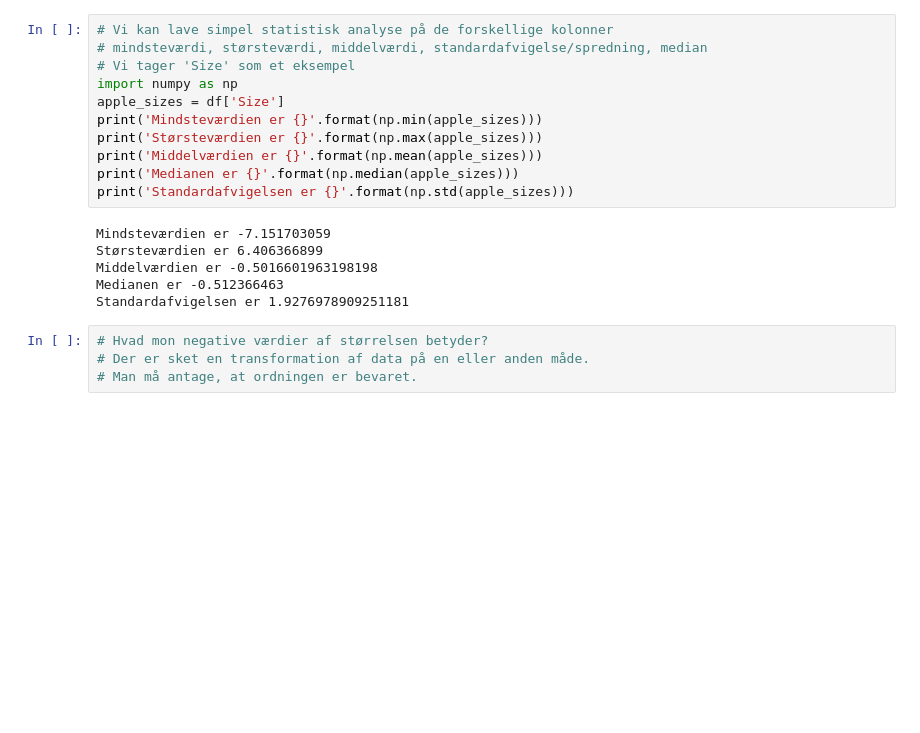
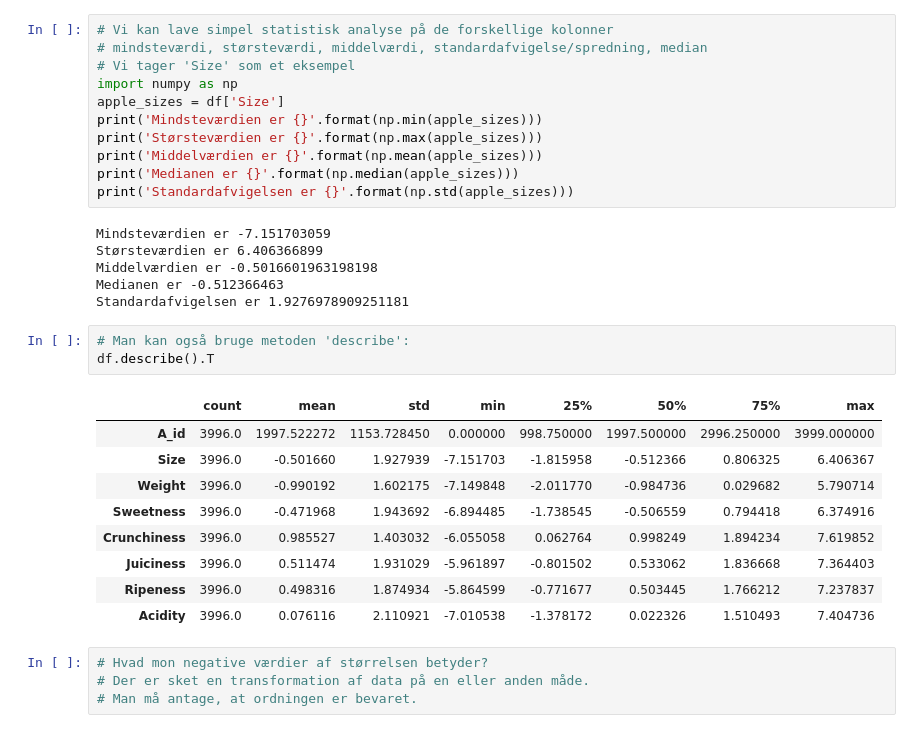
Before and after one commit to hchulvej/MachineLearning, a Jupyter notebook: Apples_dataset.ipynb, the cells around one changed output. Cells and saved outputs as stored; diff of their text form; blank space fills up the shorter version.

```diff
--- a/Apples_dataset.ipynb
+++ b/Apples_dataset.ipynb
@@ -150,6 +150,19 @@ Størsteværdien er 6.406366899
 Middelværdien er -0.5016601963198198
 Medianen er -0.512366463
 Standardafvigelsen er 1.9276978909251181
+# %%
+# Man kan også bruge metoden 'describe':
+df.describe().T
+# %% [output]
+|  | count | mean | std | min | 25% | 50% | 75% | max |
+| A_id | 3996.0 | 1997.522272 | 1153.728450 | 0.000000 | 998.750000 | 1997.500000 | 2996.250000 | 3999.000000 |
+| Size | 3996.0 | -0.501660 | 1.927939 | -7.151703 | -1.815958 | -0.512366 | 0.806325 | 6.406367 |
+| Weight | 3996.0 | -0.990192 | 1.602175 | -7.149848 | -2.011770 | -0.984736 | 0.029682 | 5.790714 |
+| Sweetness | 3996.0 | -0.471968 | 1.943692 | -6.894485 | -1.738545 | -0.506559 | 0.794418 | 6.374916 |
+| Crunchiness | 3996.0 | 0.985527 | 1.403032 | -6.055058 | 0.062764 | 0.998249 | 1.894234 | 7.619852 |
+| Juiciness | 3996.0 | 0.511474 | 1.931029 | -5.961897 | -0.801502 | 0.533062 | 1.836668 | 7.364403 |
+| Ripeness | 3996.0 | 0.498316 | 1.874934 | -5.864599 | -0.771677 | 0.503445 | 1.766212 | 7.237837 |
+| Acidity | 3996.0 | 0.076116 | 2.110921 | -7.010538 | -1.378172 | 0.022326 | 1.510493 | 7.404736 |
 # %%
 # Hvad mon negative værdier af størrelsen betyder?
 # Der er sket en transformation af data på en eller anden måde.
```
